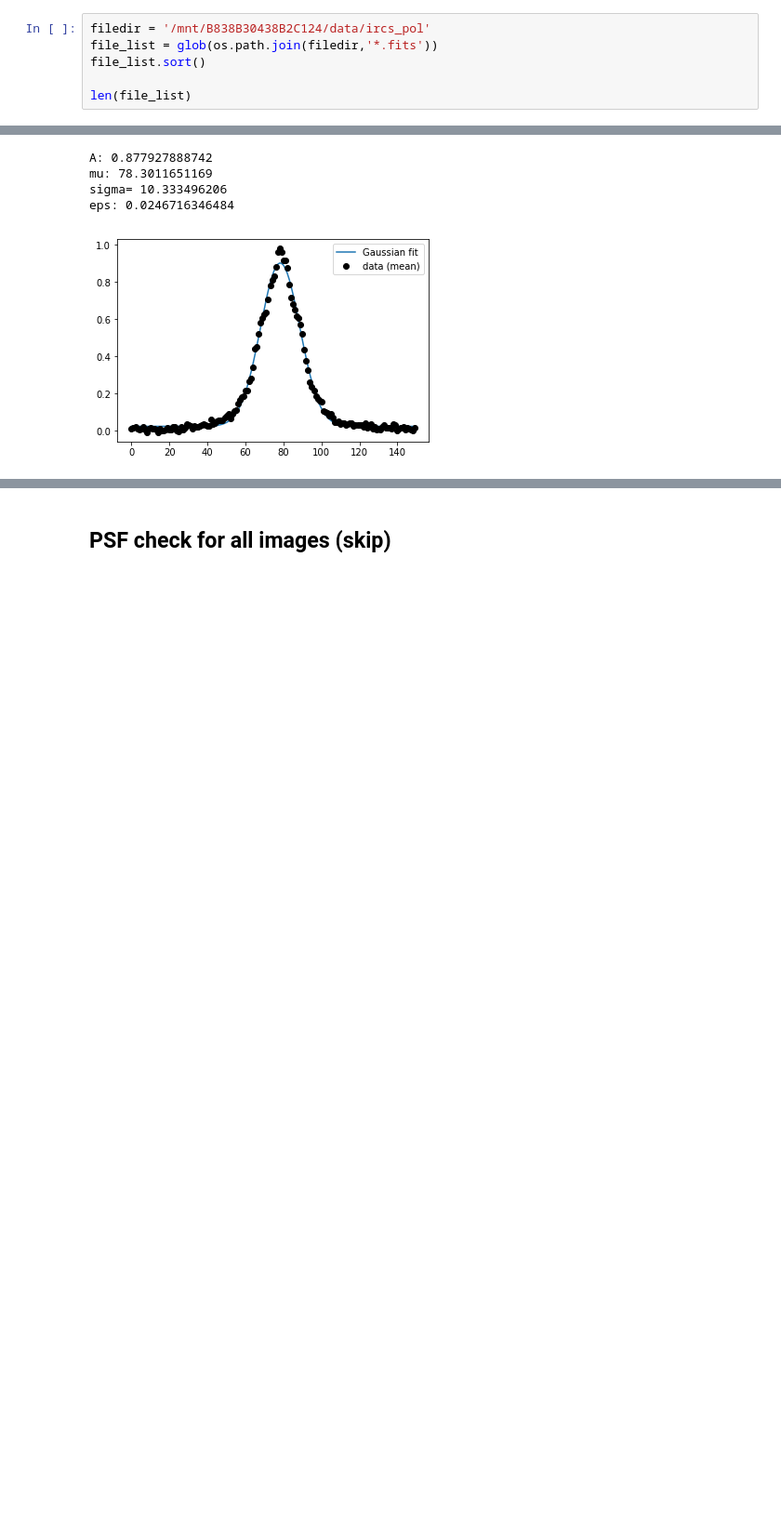
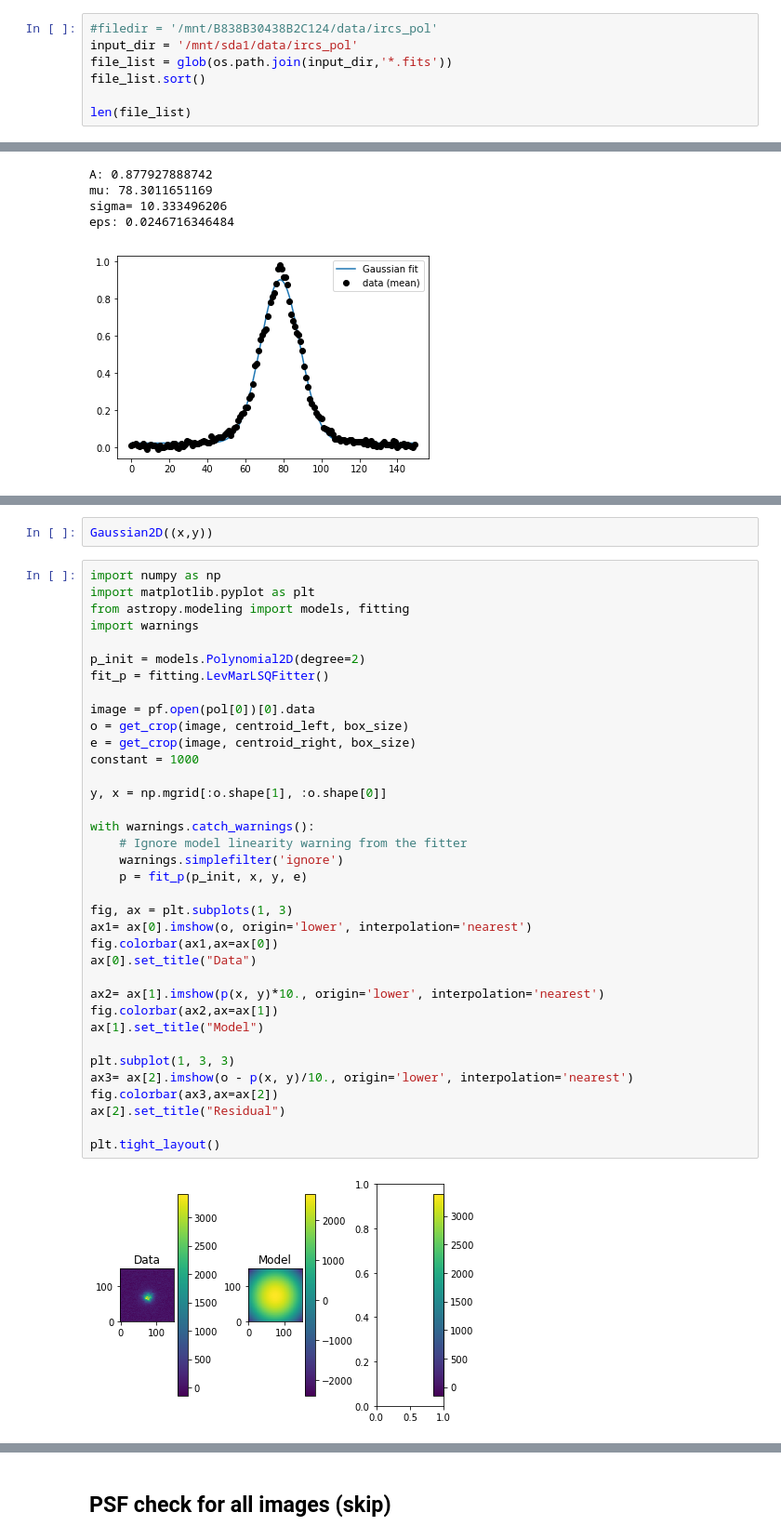
Before and after one commit to jpdeleon/ircs, a Jupyter notebook: notebook/ircs polarimetry.ipynb, the cells around one changed output, grey strips where cells are left out. Shown at 93% size. Cells and saved outputs as stored; diff of their text form; blank space fills up the shorter version.

```diff
--- a/notebook/ircs polarimetry.ipynb
+++ b/notebook/ircs polarimetry.ipynb
@@ -54,8 +54,9 @@ import matplotlib.pyplot as plt
 import pandas as pd
 from tqdm import tqdm
 # %%
-filedir = '/mnt/B838B30438B2C124/data/ircs_pol'
-file_list = glob(os.path.join(filedir,'*.fits'))
+#filedir = '/mnt/B838B30438B2C124/data/ircs_pol'
+input_dir = '/mnt/sda1/data/ircs_pol'
+file_list = glob(os.path.join(input_dir,'*.fits'))
 file_list.sort()
 
 len(file_list)
@@ -391,0 +484,40 @@ eps: 0.0246716346484
+# %%
+Gaussian2D((x,y))
+# %%
+import numpy as np
+import matplotlib.pyplot as plt
+from astropy.modeling import models, fitting
+import warnings
+
+p_init = models.Polynomial2D(degree=2)
+fit_p = fitting.LevMarLSQFitter()
+
+image = pf.open(pol[0])[0].data
+o = get_crop(image, centroid_left, box_size)
+e = get_crop(image, centroid_right, box_size)
+constant = 1000
+
+y, x = np.mgrid[:o.shape[1], :o.shape[0]]
+
+with warnings.catch_warnings():
+    # Ignore model linearity warning from the fitter
+    warnings.simplefilter('ignore')
+    p = fit_p(p_init, x, y, e)
+
+fig, ax = plt.subplots(1, 3)
+ax1= ax[0].imshow(o, origin='lower', interpolation='nearest')
+fig.colorbar(ax1,ax=ax[0])
+ax[0].set_title("Data")
+
+ax2= ax[1].imshow(p(x, y)*10., origin='lower', interpolation='nearest')
+fig.colorbar(ax2,ax=ax[1])
+ax[1].set_title("Model")
+
+plt.subplot(1, 3, 3)
+ax3= ax[2].imshow(o - p(x, y)/10., origin='lower', interpolation='nearest')
+fig.colorbar(ax3,ax=ax[2])
+ax[2].set_title("Residual")
+
+plt.tight_layout()
+# %% [output]
+[figure, added]
```
Also changed, not shown: parts of 12 cells of this notebook, 15 other files.
